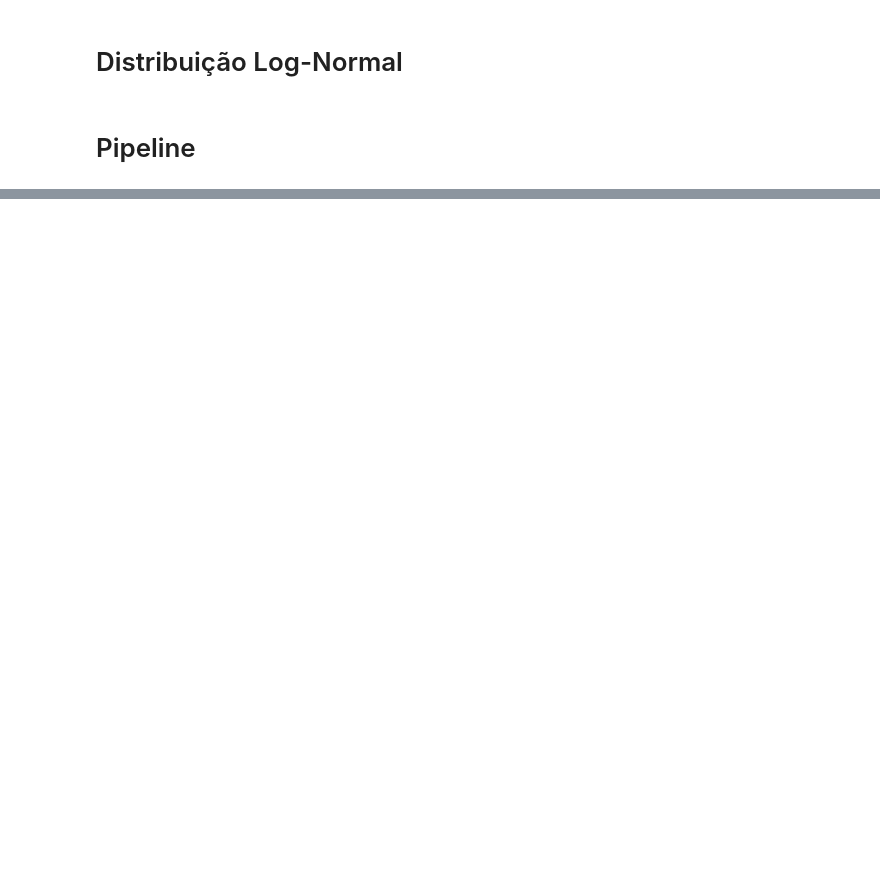
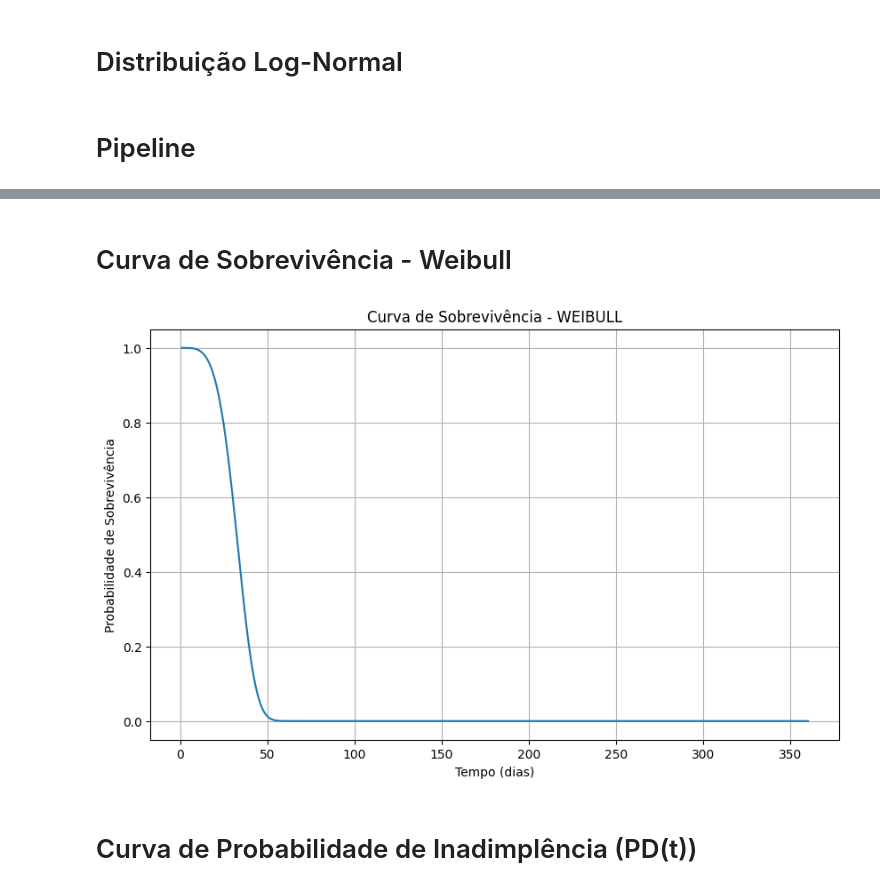
Before and after one commit to GilliardMorandim/mba-tcc-usp-inadimplencia, a Jupyter notebook: analise_sobrevivencia.ipynb, the cells around one changed output, grey strips where cells are left out. Drawn from its saved outputs; the diff is of its cells as text; code cells hidden in the pictures; blank space fills up the shorter version.

```diff
--- a/analise_sobrevivencia.ipynb
+++ b/analise_sobrevivencia.ipynb
@@ -260,14 +275,13 @@ class SurvivalPipeline:
+# %%
+covariates = ["parcela_norm_0_1","parcela", "valor_parcela","valor_financiado_principal_iof",
+                                             "valor_pago","valor_juros_atraso","qtd_parcelas", "pct_juros", "pct_amortizacao" ]
 # %%
-covariates = [
-
-]
-
 pipeline = SurvivalPipeline(
-    duration_col="duration",
-    event_col="event",
+    duration_col="qtd_dias_de_atraso_v2",
+    event_col="flag_inadimplencia_30_days",
     covariates=covariates,
     scale_covariates=True
 )
 
-pipeline.fit(df)
+pipeline.fit(survival_df)
 pipeline.compare_models()
@@ -273,0 +324,35 @@ pipeline.compare_models()
+# %%
+X_new = survival_df[covariates].iloc[:1]
+
+times = np.arange(1, 181, 30)
+
+pd_curve = pipeline.predict_pd(
+    model_name="weibull",
+    X=X_new,
+    times=times
+)
+# %% [markdown]
+# Curva de Sobrevivência - Weibull
+# %%
+def plot_survival_curve(pipeline, model_name, X, max_time=360):
+    times = np.arange(1, max_time + 1)
+
+    survival = pipeline.predict_survival(
+        model_name=model_name,
+        X=X,
+        times=times)
+
+    plt.figure(figsize=(10, 6))
+    plt.plot(times, survival.iloc[:,0])
+    plt.xlabel("Tempo (dias)")
+    plt.ylabel("Probabilidade de Sobrevivência")
+    plt.title(f"Curva de Sobrevivência - {model_name.upper()}")
+    plt.grid(True)
+    plt.show()
+# %%
+X_ref = survival_df[covariates].iloc[[0]]
+plot_survival_curve(pipeline, "weibull", X_ref)
+# %% [output]
+[figure, added]
+# %% [markdown]
+# Curva de Probabilidade de Inadimplência (PD(t))
```
Also changed, not shown: parts of 20 cells of this notebook.
